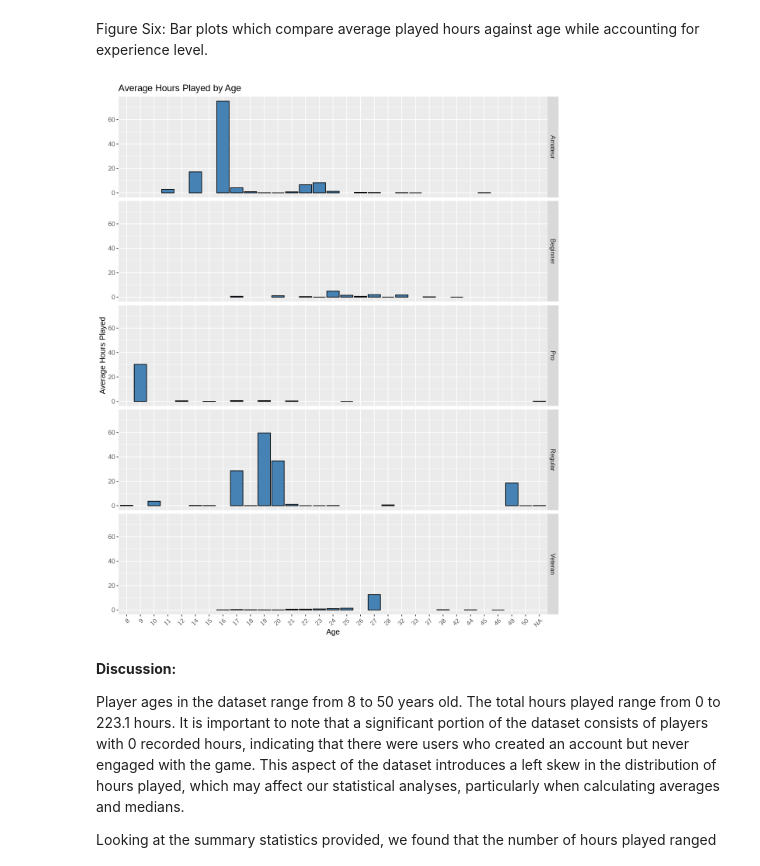
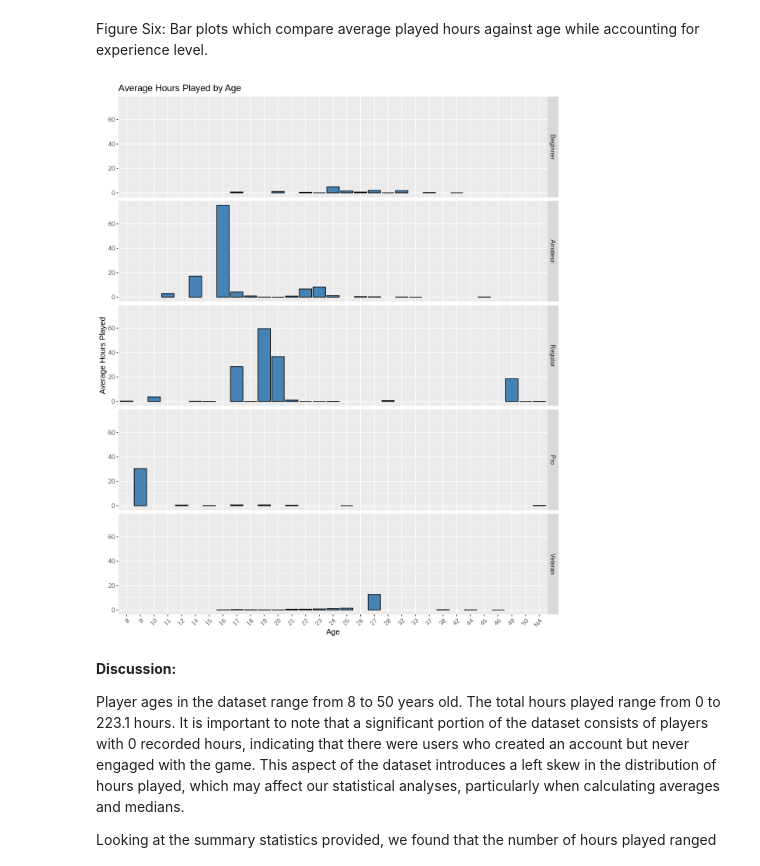
Before and after one commit to Chalkkk/dsci-final-group-project, a Jupyter notebook: final_project.ipynb, the cells around one changed output. Cells and saved outputs as stored; diff of their text form; code cells hidden in the pictures.

Commit message:
Reordered figure 6, added discussiona and references

```diff
--- a/final_project.ipynb
+++ b/final_project.ipynb
@@ -489,19 +489,20 @@ Figure Six: Bar plots which compare average played hours against age while accou
 # %%
 # Create bar plots with Age on the x-axis and average hours on the y-axis
 hours_age_exp_bars <- hours_age_exp_sum |>
+                      mutate(experience = factor(experience, levels = c("Beginner","Amateur","Regular","Pro","Veteran"))) |>
                       ggplot(aes(x = factor(Age), y = average_played_hours)) +
                       geom_bar(stat = "identity",
                                fill = "steelblue",
                                colour = "black") +
                       labs(title = "Average Hours Played by Age",
                            x = "Age",
                            y = "Average Hours Played") +
                       facet_grid(rows = vars(experience)) +
                       theme(axis.text.x = element_text(angle = 45, hjust = 1),
                             text = element_text(size = 12))
 hours_age_exp_bars
 # %% [output]
-[figure, old version]
+[figure, new version]
 # %% [markdown]
 **Discussion:**
 
```
Also changed, not shown: parts of 2 cells of this notebook.
